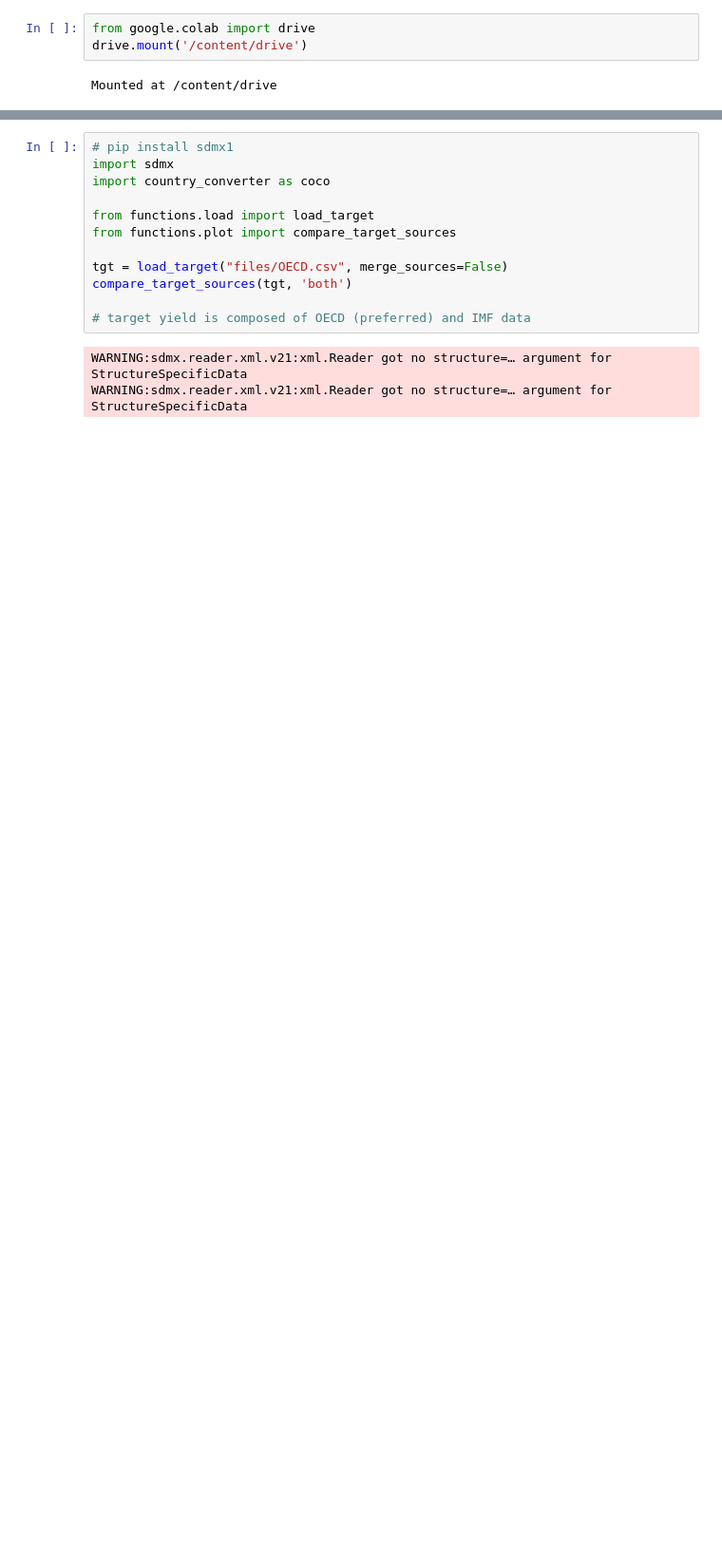
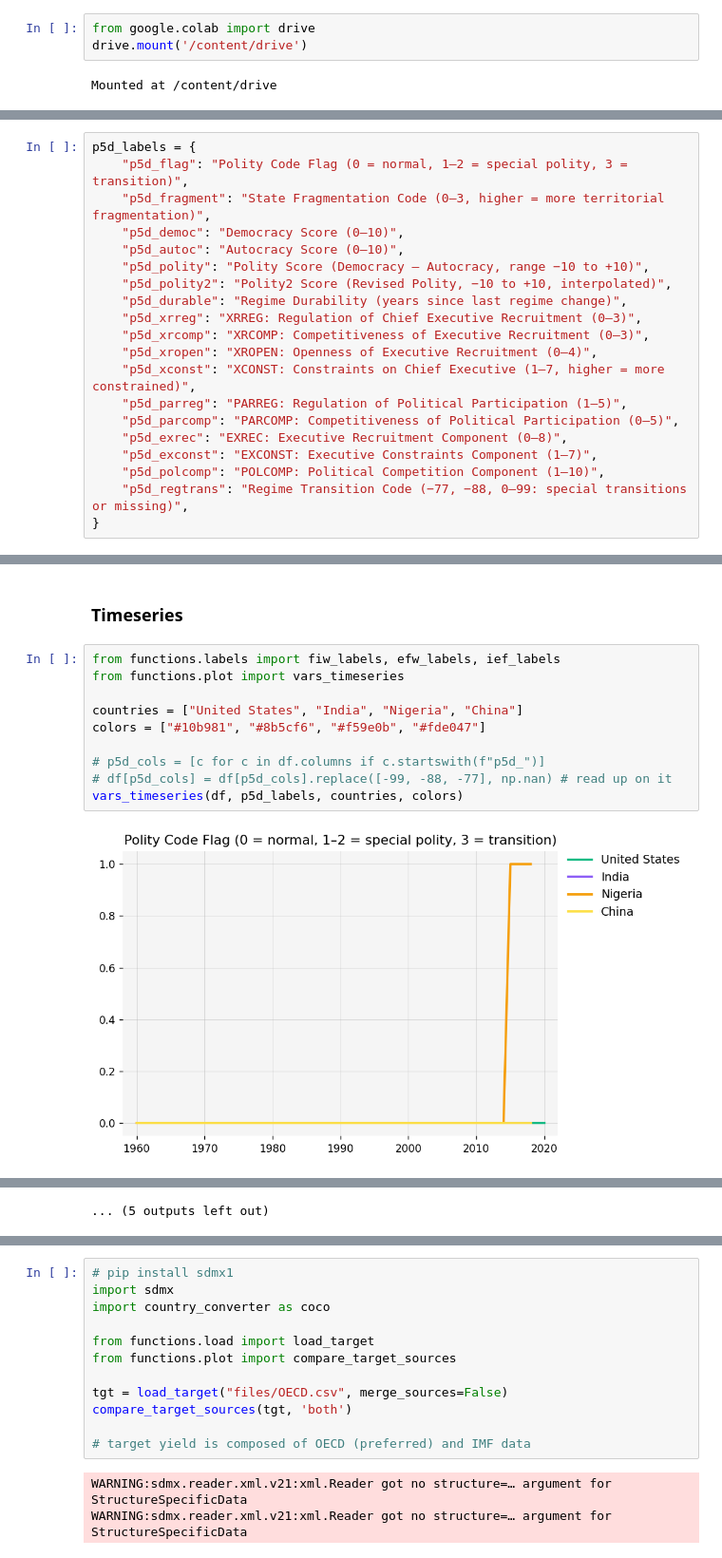
Before and after one commit to janjdarecki/instquality, a Jupyter notebook: 2. Visualise dataset.ipynb, the cells around one changed output, grey strips where cells are left out. Shown at 95% size. Cells and saved outputs as stored; diff of their text form; blank space fills up the shorter version.

```diff
--- a/2. Visualise dataset.ipynb
+++ b/2. Visualise dataset.ipynb
@@ -65,0 +66,20 @@ fiw_total
+# %%
+p5d_labels = {
+    "p5d_flag": "Polity Code Flag (0 = normal, 1–2 = special polity, 3 = transition)",
+    "p5d_fragment": "State Fragmentation Code (0–3, higher = more territorial fragmentation)",
+    "p5d_democ": "Democracy Score (0–10)",
+    "p5d_autoc": "Autocracy Score (0–10)",
+    "p5d_polity": "Polity Score (Democracy – Autocracy, range −10 to +10)",
+    "p5d_polity2": "Polity2 Score (Revised Polity, −10 to +10, interpolated)",
+    "p5d_durable": "Regime Durability (years since last regime change)",
+    "p5d_xrreg": "XRREG: Regulation of Chief Executive Recruitment (0–3)",
+    "p5d_xrcomp": "XRCOMP: Competitiveness of Executive Recruitment (0–3)",
+    "p5d_xropen": "XROPEN: Openness of Executive Recruitment (0–4)",
+    "p5d_xconst": "XCONST: Constraints on Chief Executive (1–7, higher = more constrained)",
+    "p5d_parreg": "PARREG: Regulation of Political Participation (1–5)",
+    "p5d_parcomp": "PARCOMP: Competitiveness of Political Participation (0–5)",
+    "p5d_exrec": "EXREC: Executive Recruitment Component (0–8)",
+    "p5d_exconst": "EXCONST: Executive Constraints Component (1–7)",
+    "p5d_polcomp": "POLCOMP: Political Competition Component (1–10)",
+    "p5d_regtrans": "Regime Transition Code (−77, −88, 0–99: special transitions or missing)",
+}
@@ -77,0 +112,14 @@ coverage_panel(df, prefixes, start=1960, end=2024)
+# %% [markdown]
+### Timeseries
+# %%
+from functions.labels import fiw_labels, efw_labels, ief_labels
+from functions.plot import vars_timeseries
+
+countries = ["United States", "India", "Nigeria", "China"]
+colors = ["#10b981", "#8b5cf6", "#f59e0b", "#fde047"]
+
+# p5d_cols = [c for c in df.columns if c.startswith(f"p5d_")]
+# df[p5d_cols] = df[p5d_cols].replace([-99, -88, -77], np.nan) # read up on it
+vars_timeseries(df, p5d_labels, countries, colors)
+# %% [output]
+[figure, added]
@@ -78 +137,2 @@ coverage_panel(df, prefixes, start=1960, end=2024)
+... (5 outputs left out)
 # %% [markdown]
```
Also changed, not shown: parts of 10 cells of this notebook, 6 other files.
